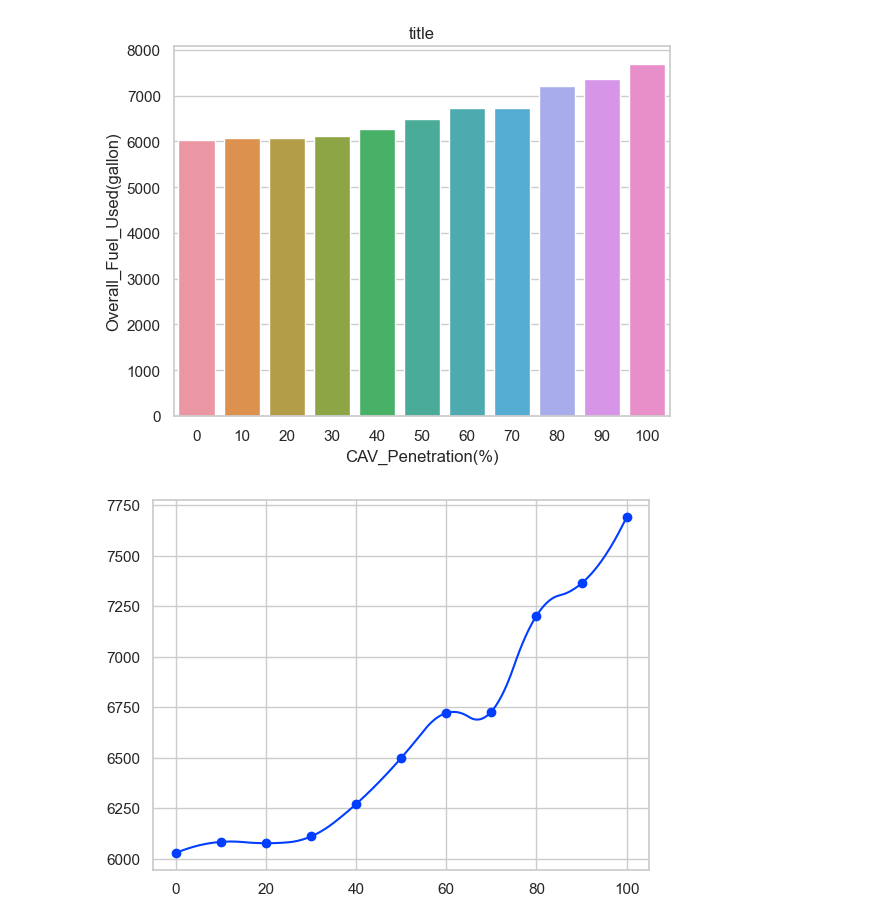
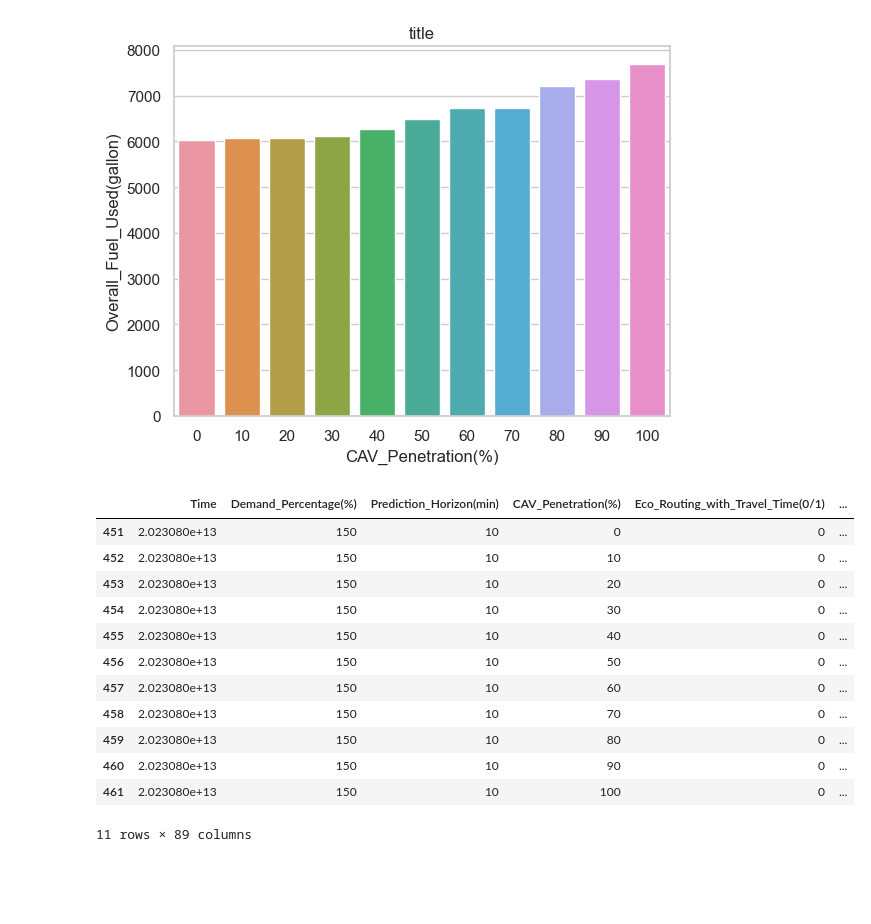
Before and after one commit to AlexWangVT/digital_twin_aimsun_eco_routing, a Jupyter notebook: plot_scripts/test_plot.ipynb, the cells around one changed output. Drawn from its saved outputs; the diff is of its cells as text; code cells hidden in the pictures; blank space fills up the shorter version.

```diff
--- a/plot_scripts/test_plot.ipynb
+++ b/plot_scripts/test_plot.ipynb
@@ -39,4 +28,6 @@ df
 # %%
+statistics_df = plot_global.statistics_df
+df = statistics_df
 test_df = df[(df['Vehicle_Fleet'] == '2030') & (df['Demand_Percentage(%)'] == 100) & (df['Eco_Routing_with_Travel_Time(0/1)'] == 0) & (df['Prediction_Horizon(min)'] == 5)]
 test_df.columns
 test_df['Fuel_Used_ICE_Avg(gallon)']
@@ -67,16 +58,48 @@ plt.show(g)
 # g.savefig('test.pdf')
 # %% [output]
 [figure]
+# %%
+vehicle_fleet = '2030'
+demand_percentage = 150
+eco_routing_with_travel_time = 0
+prediction_horizon = 10
+
+target_df = statistics_df[(statistics_df['Vehicle_Fleet'] == vehicle_fleet)
+             & (statistics_df['Demand_Percentage(%)'] == demand_percentage)
+             & (statistics_df['Eco_Routing_with_Travel_Time(0/1)'] == eco_routing_with_travel_time)
+             & (statistics_df['Prediction_Horizon(min)'] == prediction_horizon)]
+
+# # target_df.reset_index(drop=True, inplace=True)
+target_df
+# %% [output]
+|  | Time | Demand_Percentage(%) | Prediction_Horizon(min) | CAV_Penetration(%) | Eco_Routing_with_Travel_Time(0/1) | ... |
+| 451 | 2.023080e+13 | 150 | 10 | 0 | 0 | ... |
+| 452 | 2.023080e+13 | 150 | 10 | 10 | 0 | ... |
+| 453 | 2.023080e+13 | 150 | 10 | 20 | 0 | ... |
+| 454 | 2.023080e+13 | 150 | 10 | 30 | 0 | ... |
+| 455 | 2.023080e+13 | 150 | 10 | 40 | 0 | ... |
+| 456 | 2.023080e+13 | 150 | 10 | 50 | 0 | ... |
+| 457 | 2.023080e+13 | 150 | 10 | 60 | 0 | ... |
+| 458 | 2.023080e+13 | 150 | 10 | 70 | 0 | ... |
+| 459 | 2.023080e+13 | 150 | 10 | 80 | 0 | ... |
+| 460 | 2.023080e+13 | 150 | 10 | 90 | 0 | ... |
+| 461 | 2.023080e+13 | 150 | 10 | 100 | 0 | ... |
+11 rows × 89 columns
 # %%
 fig, ax = plt.subplots()
-x = test_df['CAV_Penetration(%)']
-y = test_df['Overall_Fuel_Used(gallon)']
+x = target_df['CAV_Penetration(%)']
+y = target_df['BEV_Reduction']
 xnew = np.linspace(x.min(), x.max(), 300)
-gfg = make_interp_spline(x, y, k=2)
+gfg = make_interp_spline(x, y, k = 5)
 y_new = gfg(xnew)
 plt.plot(xnew, y_new)
-plt.scatter(x,y)
+# plt.scatter(x,y)
+
+ubic_interpolation_model = interp1d(x, y, kind = "cubic")
+y_new = ubic_interpolation_model(xnew)
+plt.plot(xnew, y_new)
+# plt.scatter(x,y)
+plt.ylim([-50, 50])
+plt.xlim([0,100])
 plt.show()
 # ax.plot(test_df['CAV_Penetration(%)'], test_df['Overall_Fuel_Used(gallon)'], marker = "o", markersize = 5)
-# %% [output]
-[figure, removed]
```
Also changed, not shown: parts of 14 cells of this notebook, 27 other files.
